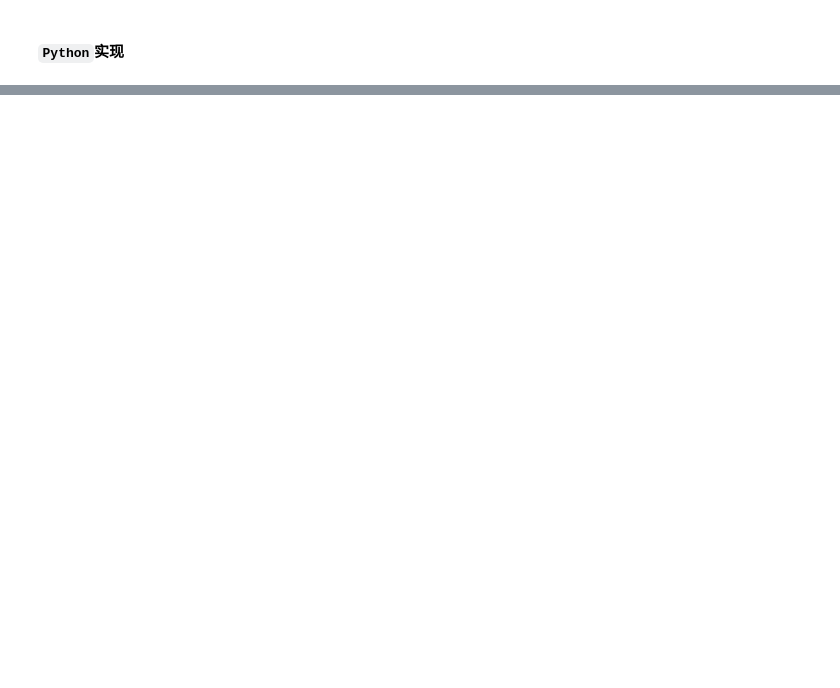
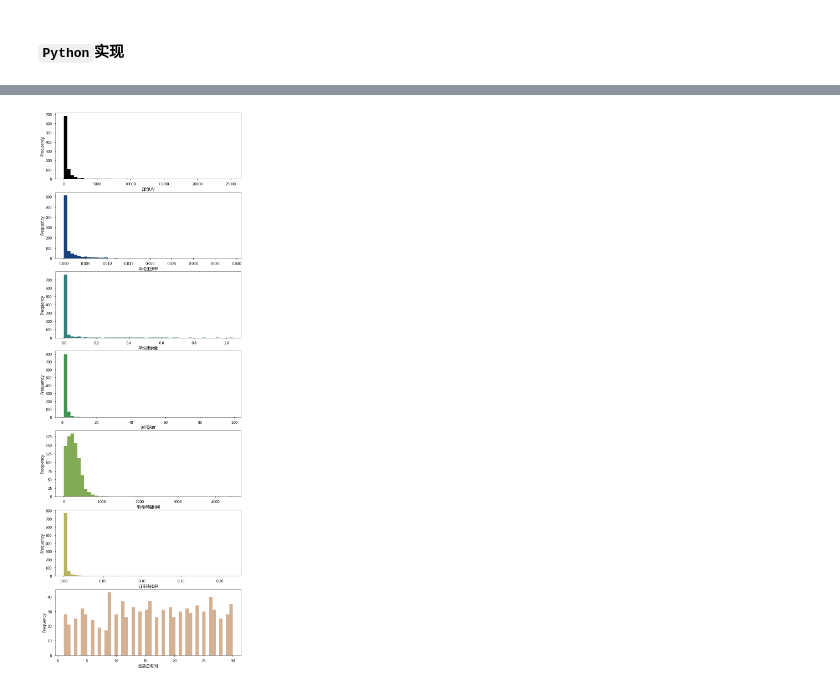
Before and after one commit to christinemu/biz-mining, a Jupyter notebook: Clustering.ipynb, the cells around one changed output, grey strips where cells are left out. Drawn from its saved outputs; the diff is of its cells as text; code cells hidden in the pictures; blank space fills up the shorter version.

Commit message:
Clustering0513

```diff
--- a/Clustering.ipynb
+++ b/Clustering.ipynb
@@ -817,0 +909,5 @@ silhouette_score(irisdf.iloc[:,:-1],irisKmeans.labels_)
+# %%
+adRaw = pd.read_csv('./data/clustering/ad_performance.txt',sep='\t')
+adRaw.head()
+adRaw.shape
+adRaw.dtypes
@@ -817,0 +956,3 @@ silhouette_score(irisdf.iloc[:,:-1],irisKmeans.labels_)
+# %%
+for colName in adRaw.columns[-5:]:
+    adRaw[colName].value_counts(normalize=True)
@@ -817,0 +1001,8 @@ silhouette_score(irisdf.iloc[:,:-1],irisKmeans.labels_)
+# %%
+colNames = ['日均UV','平均注册率','平均搜索量','访问深度','平均停留时间','订单转化率','投放总时间']
+fig,axes = plt.subplots(len(colNames),1,figsize=(12,36))
+for i,colName in enumerate(colNames):
+    _ = adRaw[colName].plot(y=colName,kind='hist',bins=50,ax=axes[i],color=cm.gist_earth(i/len(colNames)))
+    _ = axes[i].set(xlabel=colName)
+# %% [output]
+[figure, added]
```
Also changed, not shown: parts of 111 cells of this notebook, 1 other file.
